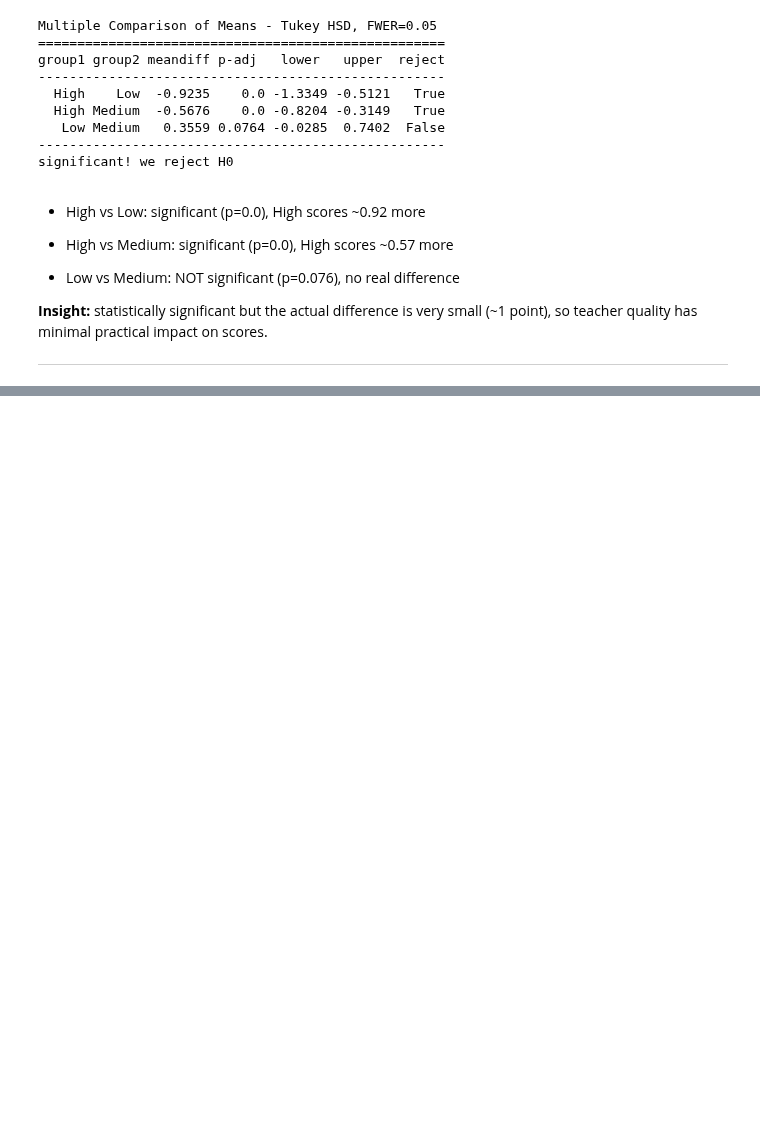
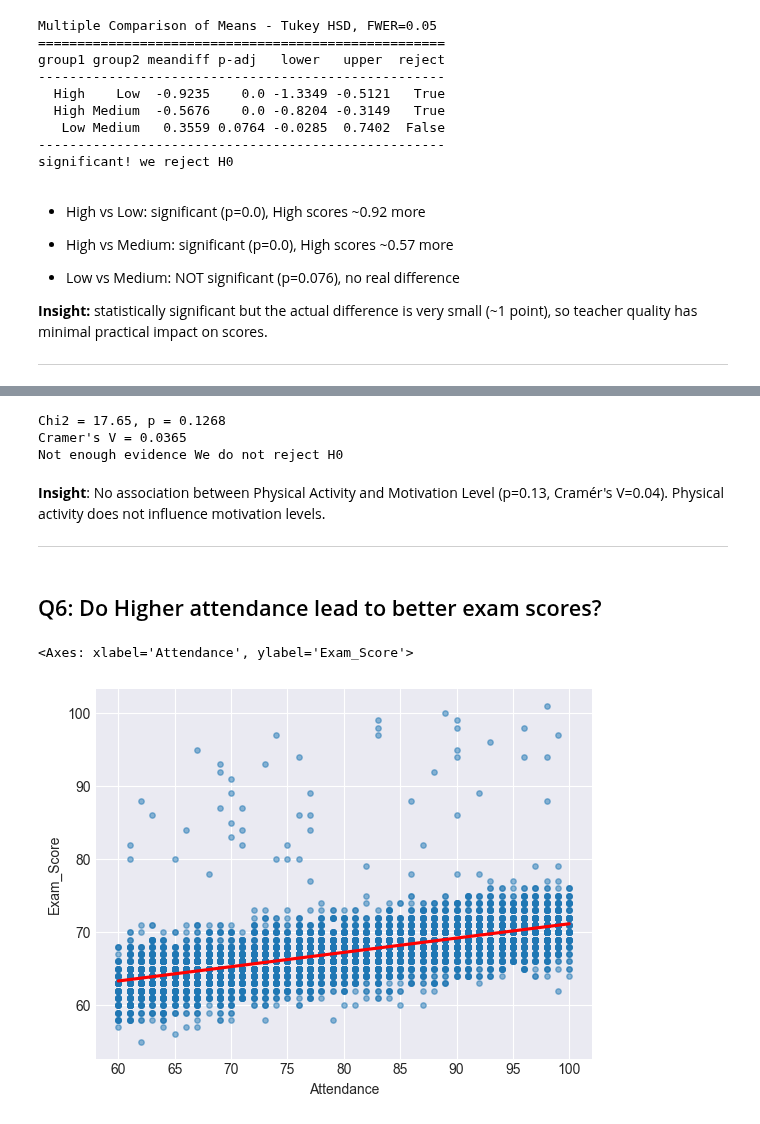
Before and after one commit to TurkiOmran/AAI, a Jupyter notebook: student/project/p2/notebooks/p2_students_exam.ipynb, the cells around one changed output, grey strips where cells are left out. Saved outputs shown, nothing was run; the diff lists cells and outputs as text; code cells hidden in the pictures; blank space fills up the shorter version.

Commit message:
C2 Project: p2_student_exam: Q5 - Q7

```diff
--- a/student/project/p2/notebooks/p2_students_exam.ipynb
+++ b/student/project/p2/notebooks/p2_students_exam.ipynb
@@ -254,0 +299,24 @@ significant! we reject H0
+# %%
+
+contingency = pd.crosstab(df['Physical_Activity'], df['Motivation_Level'])
+chi2, p, dof, expected = chi2_contingency(contingency)
+v = association(contingency, method='cramer', correction=True)
+
+print(f"Chi2 = {chi2:.2f}, p = {p:.4f}")
+print(f"Cramer's V = {v:.4f}")
+print("Significant!" if p < ALPHA else "Not enough evidence We do not reject H0")
+# %% [output]
+Chi2 = 17.65, p = 0.1268
+Cramer's V = 0.0365
+Not enough evidence We do not reject H0
+# %% [markdown]
+**Insight**: No association between Physical Activity and Motivation Level (p=0.13, Cramér's V=0.04). Physical activity does not influence motivation levels.
+
+---
+# %% [markdown]
+## Q6: Do Higher attendance lead to better exam scores?
+# %%
+sns.regplot(data=df,x='Attendance',y='Exam_Score',scatter_kws={'s': 15, 'alpha': 0.5},line_kws={'color': 'red'})
+# %% [output]
+<Axes: xlabel='Attendance', ylabel='Exam_Score'>
+[figure, added]
```
Also changed, not shown: parts of 14 cells of this notebook.
